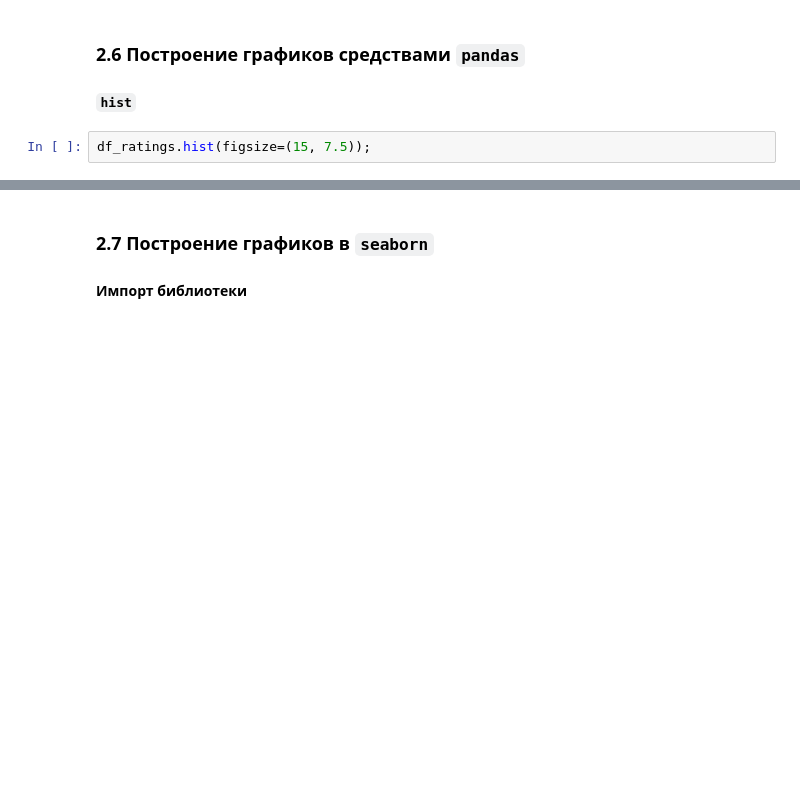
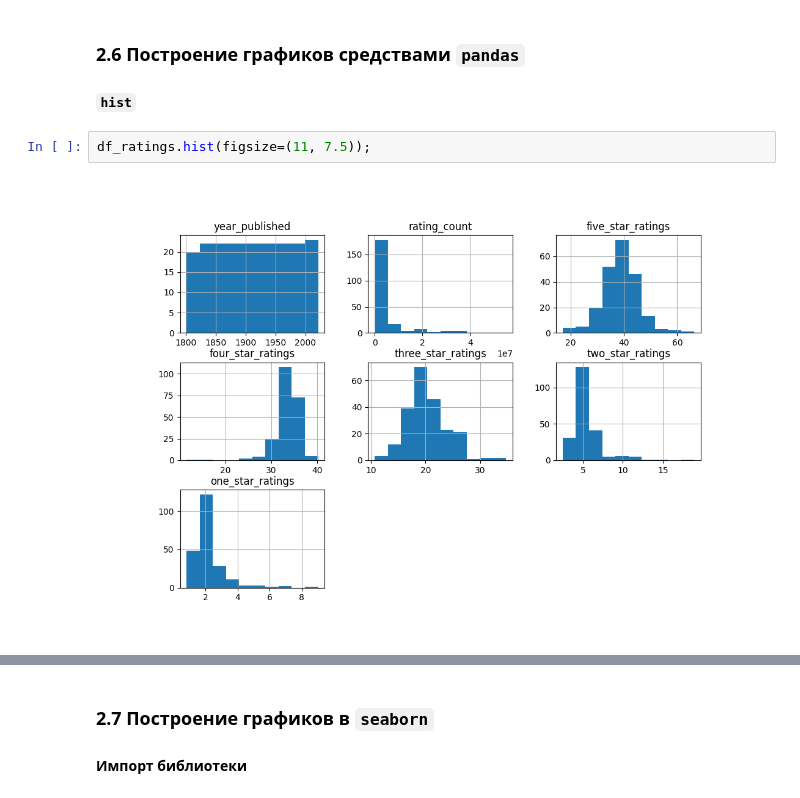
Before and after one commit to underburned/ait-ph, a Jupyter notebook: lectures/lecture_2/lecture_2.ipynb, the cells around one changed output, grey strips where cells are left out. Cells and saved outputs as stored; diff of their text form; blank space fills up the shorter version.

```diff
--- a/lectures/lecture_2/lecture_2.ipynb
+++ b/lectures/lecture_2/lecture_2.ipynb
@@ -450,6 +861,8 @@ fig_1.show()
 ### 2.6 Построение графиков средствами `pandas`
 #### `hist`
 # %%
-df_ratings.hist(figsize=(15, 7.5));
+df_ratings.hist(figsize=(11, 7.5));
+# %% [output]
+[figure, added]
 # %%
 df_ratings.hist(column='five_star_ratings', bins = 10);
```
Also changed, not shown: parts of 75 cells of this notebook.
